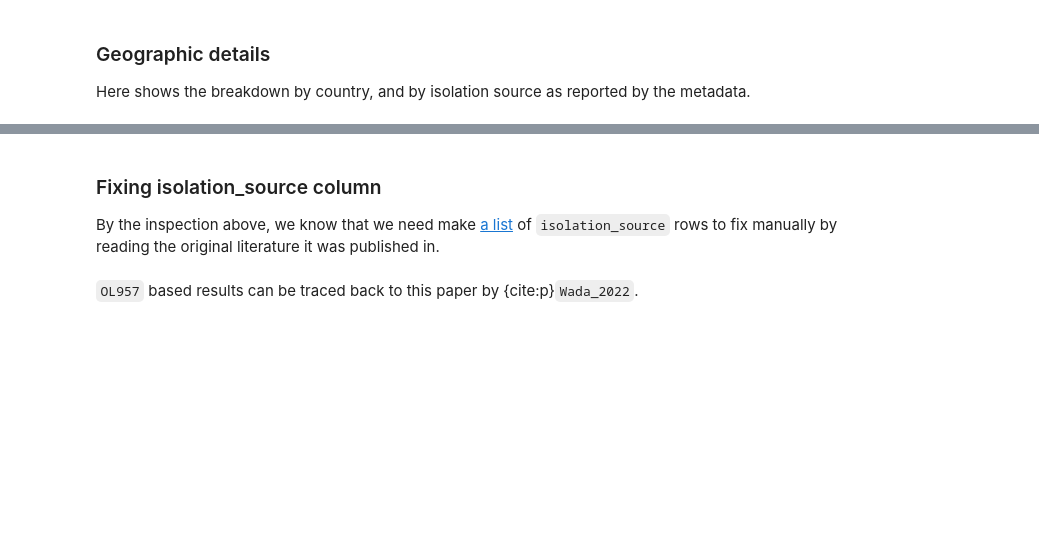
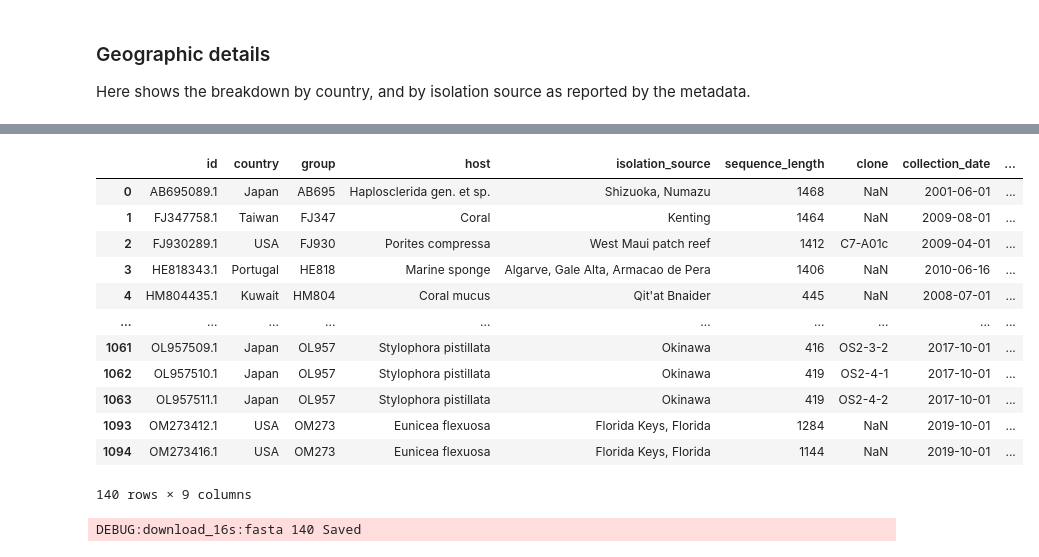
Before and after one commit to Mapleia/BIOL417_Coral, a Jupyter notebook: src/4_full_analysis/download.ipynb, the cells around one changed output, grey strips where cells are left out. Drawn from its saved outputs; the diff is of its cells as text; code cells hidden in the pictures; blank space fills up the shorter version.

```diff
--- a/src/4_full_analysis/download.ipynb
+++ b/src/4_full_analysis/download.ipynb
@@ -463,7 +602,4 @@ Fasta file was saved as [nucleotide_seq.fasta](../../datasets/full_analysis/nucl
 # %%
-from pandas import concat
-
-DEBUG = False
-feat_df_nuc0, recs_nuc = table_features(count_nuc, records_nuc, "nucleotide", 5, DEBUG)
+feat_df_nuc0, recs_nuc = table_features(count_nuc, records_nuc, "nucleotide", granularity=GRANULARITY, debug=False)
 feat_df_nuc0.to_csv(os.path.join(dir_path, "features_of_nucleotide_seq.csv"), index=False)
 # %% [output]
@@ -501,0 +610,10 @@ The genbank and sequence files of all sequences will be saved to [all_seq.gb](..
+# %%
+feat_df_all = concat([feat_df_nuc0, feat_df_pop0]).drop_duplicates(subset="id")
+logger.info(f"Records found: {len(feat_df_all['id'].to_list())}")
+feat_df_all = annotate_groups(feat_df_all)
+logger.info(f"Records found: {len(feat_df_all['id'].to_list())}")
+feat_df_all.to_csv(os.path.join(dir_path, "feat_all_seq.csv"), index=False)
+
+col_interest = ['id', 'country', 'group', 'host', 'isolation_source', 'sequence_length', 'clone', 'collection_date', 'latlng']
+# ['id', 'clone', 'sequence_name', 'group', 'organism', 'host', 'country', 'pubmed_ids', 'isolation_source','sequence_length']
+feat_df_all = feat_df_all[col_interest].sort_values(by=['sequence_length'], ascending=False).sort_values(by=['id']).reset_index(drop=True)
@@ -511,8 +632,0 @@ INFO:download_16s:Unique records found: 1854 / 1854
-# %%
-if DEBUG:
-  col_interest = ['id', 'organism', 'strain', 'host', 'country', 'pubmed_ids', 'product', 'isolation_source']
-else:
-  col_interest = ['id', 'group', 'organism', 'host', 'country', 'pubmed_ids', 'isolation_source', 'iso_source2', 'product']
-
-feat_df_all = feat_df_all0[col_interest]
-feat_df_all.head()
@@ -564,3 +677,4 @@ Name: isolation_source, dtype: int64
 # %%
-feat_df_all.groupby(['country', 'isolation_source', 'host'], dropna=False)['id'].count()
+grouping = ['country', 'group', 'host', 'isolation_source']
+feat_df_all.groupby(grouping, dropna=False)['id'].count()
 # %% [output]
@@ -583,7 +697 @@ Taiwan        Green Island              Stylophora pistillata (coral)
 Name: id, dtype: int64
-# %% [markdown]
-### Fixing isolation_source column
-
-By the inspection above, we know that we need make [a list](../../datasets/full_analysis/fix_list_gran_5.csv) of `isolation_source` rows to fix manually by reading the original literature it was published in.
-# %% [markdown]
-`OL957` based results can be traced back to this paper by {cite:p}`Wada_2022`.
@@ -601,0 +698,23 @@ feat_df_nuc2 = create_fix_csv(feat_df_all, "fix_list_gran_5.csv")
+# %%
+to_align_df = feat_df_all.groupby(grouping, dropna=False).head(10)
+to_align_df
+# %% [output]
+|  | id | country | group | host | isolation_source | sequence_length | clone | collection_date | ... |
+| 0 | AB695089.1 | Japan | AB695 | Haplosclerida gen. et sp. | Shizuoka, Numazu | 1468 | NaN | 2001-06-01 | ... |
+| 1 | FJ347758.1 | Taiwan | FJ347 | Coral | Kenting | 1464 | NaN | 2009-08-01 | ... |
+| 2 | FJ930289.1 | USA | FJ930 | Porites compressa | West Maui patch reef | 1412 | C7-A01c | 2009-04-01 | ... |
+| 3 | HE818343.1 | Portugal | HE818 | Marine sponge | Algarve, Gale Alta, Armacao de Pera | 1406 | NaN | 2010-06-16 | ... |
+| 4 | HM804435.1 | Kuwait | HM804 | Coral mucus | Qit'at Bnaider | 445 | NaN | 2008-07-01 | ... |
+| ... | ... | ... | ... | ... | ... | ... | ... | ... | ... |
+| 1061 | OL957509.1 | Japan | OL957 | Stylophora pistillata | Okinawa | 416 | OS2-3-2 | 2017-10-01 | ... |
+| 1062 | OL957510.1 | Japan | OL957 | Stylophora pistillata | Okinawa | 419 | OS2-4-1 | 2017-10-01 | ... |
+| 1063 | OL957511.1 | Japan | OL957 | Stylophora pistillata | Okinawa | 419 | OS2-4-2 | 2017-10-01 | ... |
+| 1093 | OM273412.1 | USA | OM273 | Eunicea flexuosa | Florida Keys, Florida | 1284 | NaN | 2019-10-01 | ... |
+| 1094 | OM273416.1 | USA | OM273 | Eunicea flexuosa | Florida Keys, Florida | 1144 | NaN | 2019-10-01 | ... |
+140 rows × 9 columns
+# %%
+to_align = [rec for rec in unique_recs if rec.id in to_align_df['id'].to_list()]
+
+save_file("to_align.fasta", to_align, "fasta")
+# %% [output]
+DEBUG:download_16s:fasta 140 Saved
```
Also changed, not shown: parts of 38 cells of this notebook, 9 other files.
